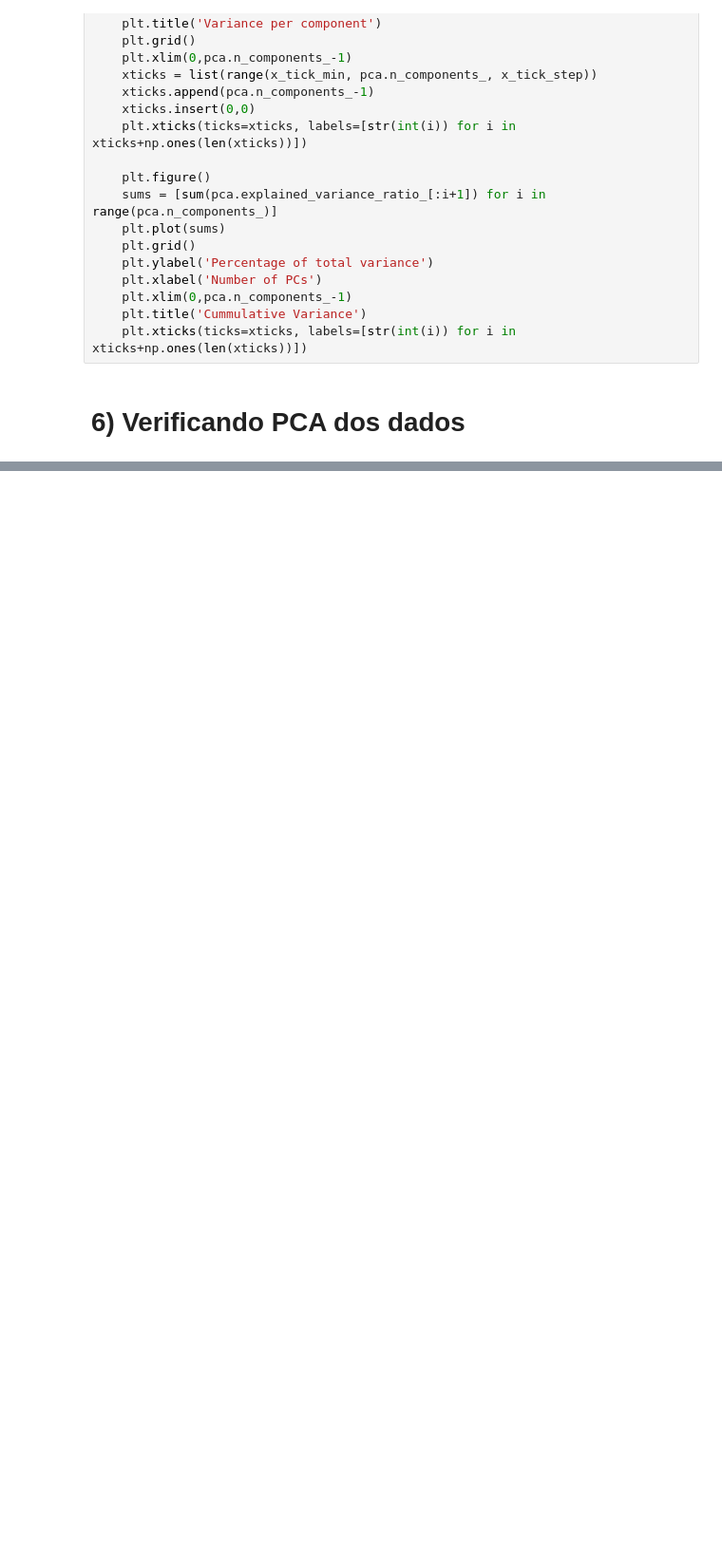
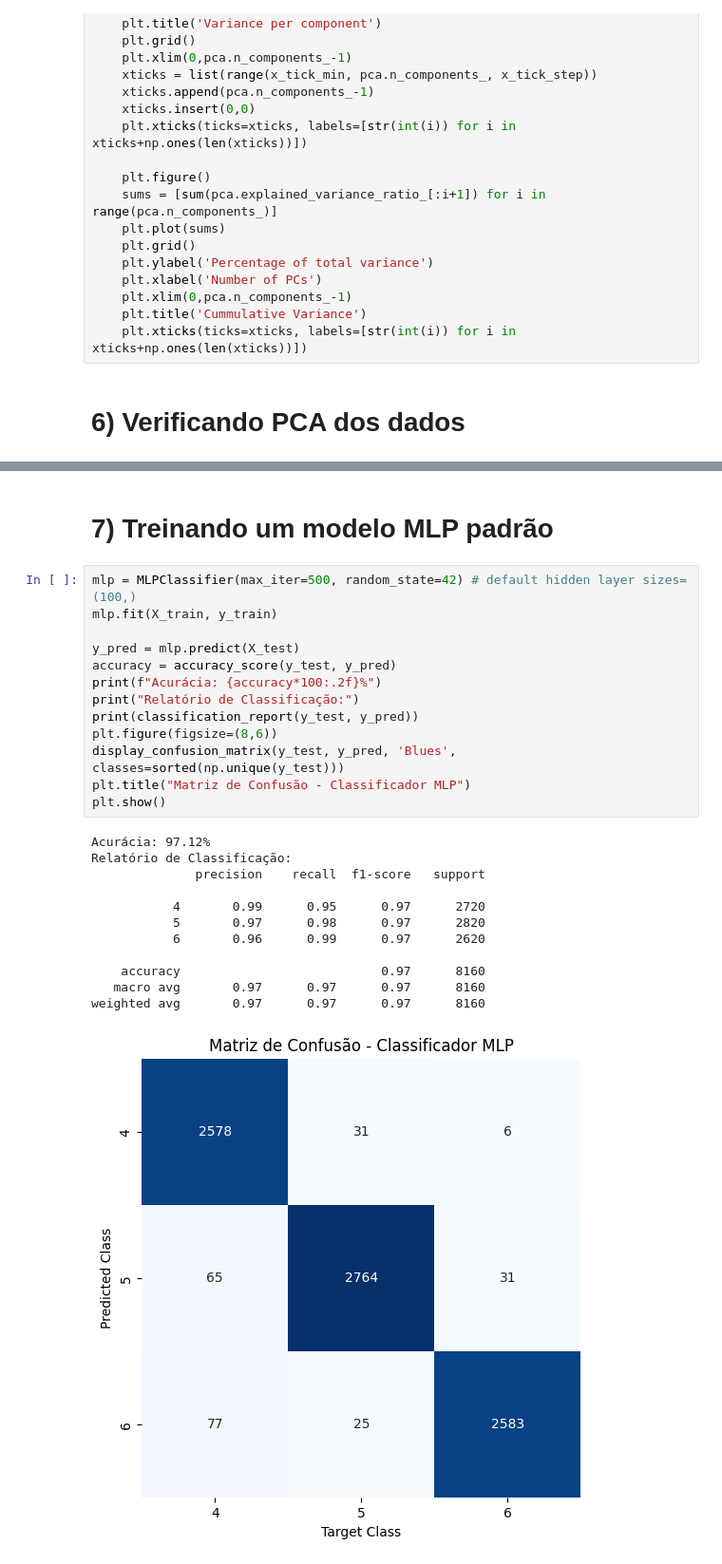
Before and after one commit to gddeazevedo/rf_indoor_positioning_classification, a Jupyter notebook: main.ipynb, the cells around one changed output, grey strips where cells are left out. Shown at 95% size. Drawn from its saved outputs; the diff is of its cells as text; blank space fills up the shorter version.

```diff
--- a/main.ipynb
+++ b/main.ipynb
@@ -171 +179,29 @@ plot_pca(pca,9,10)
+# %% [markdown]
+# 7) Treinando um modelo MLP padrão
+# %%
+mlp = MLPClassifier(max_iter=500, random_state=42) # default hidden layer sizes=(100,)
+mlp.fit(X_train, y_train)
+
+y_pred = mlp.predict(X_test)
+accuracy = accuracy_score(y_test, y_pred)
+print(f"Acurácia: {accuracy*100:.2f}%")
+print("Relatório de Classificação:")
+print(classification_report(y_test, y_pred))
+plt.figure(figsize=(8,6))
+display_confusion_matrix(y_test, y_pred, 'Blues', classes=sorted(np.unique(y_test)))
+plt.title("Matriz de Confusão - Classificador MLP")
+plt.show()
+# %% [output]
+Acurácia: 97.12%
+Relatório de Classificação:
+              precision    recall  f1-score   support
+
+           4       0.99      0.95      0.97      2720
+           5       0.97      0.98      0.97      2820
+           6       0.96      0.99      0.97      2620
+
+    accuracy                           0.97      8160
+   macro avg       0.97      0.97      0.97      8160
+weighted avg       0.97      0.97      0.97      8160
+[figure, added]
 # %% [markdown]
```
Also changed, not shown: parts of 12 cells of this notebook, 6 other files.
